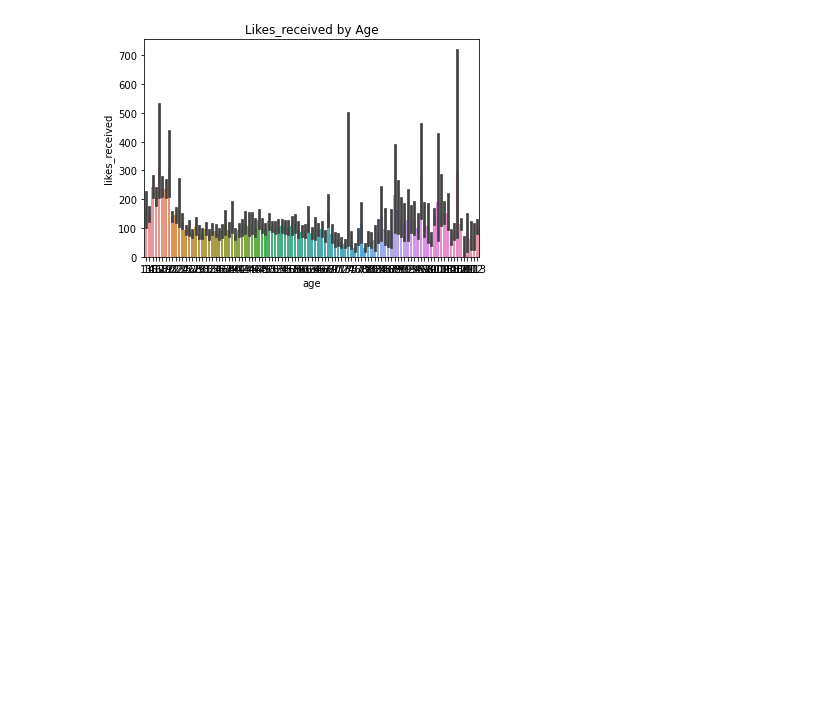
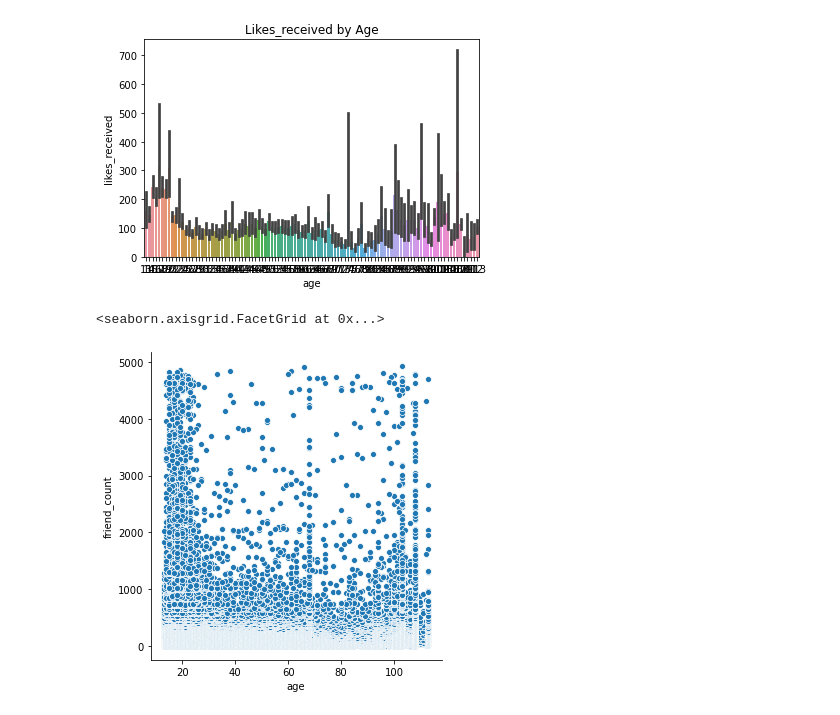
Before and after one commit to Themoonflow/DataMeshNetwork, a Jupyter notebook: SQL_InterAct.ipynb, the cells around one changed output. Drawn from its saved outputs; the diff is of its cells as text; code cells hidden in the pictures; blank space fills up the shorter version.

```diff
--- a/SQL_InterAct.ipynb
+++ b/SQL_InterAct.ipynb
@@ -118,6 +136,12 @@ ax.set_title('Likes_received by Age')
 # %% [output]
 Text(0.5, 1.0, 'Likes_received by Age')
 [figure]
+# %%
+sb.relplot(x ="age", y ="friend_count",
+            data = fbData)
+# %% [output]
+<seaborn.axisgrid.FacetGrid at 0x...>
+[figure, added]
 # %%
 w = widgets.IntSlider(min=10, max=1000)
 t = widgets.FloatText()
```
Also changed, not shown: parts of 3 cells of this notebook.
